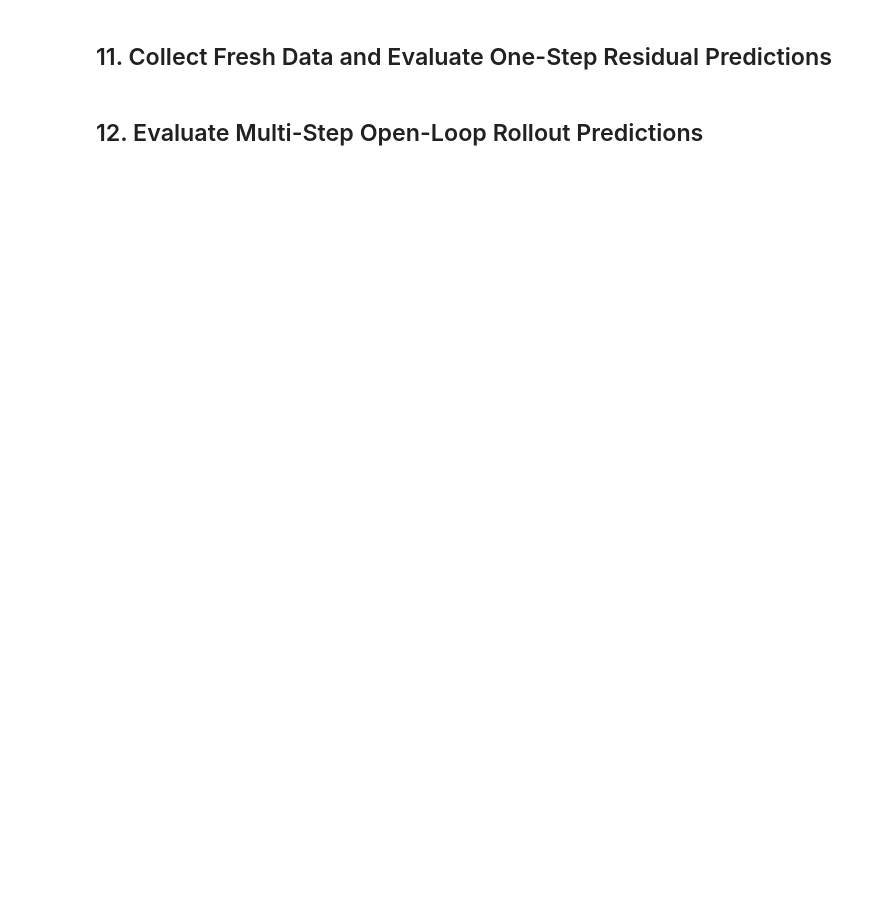
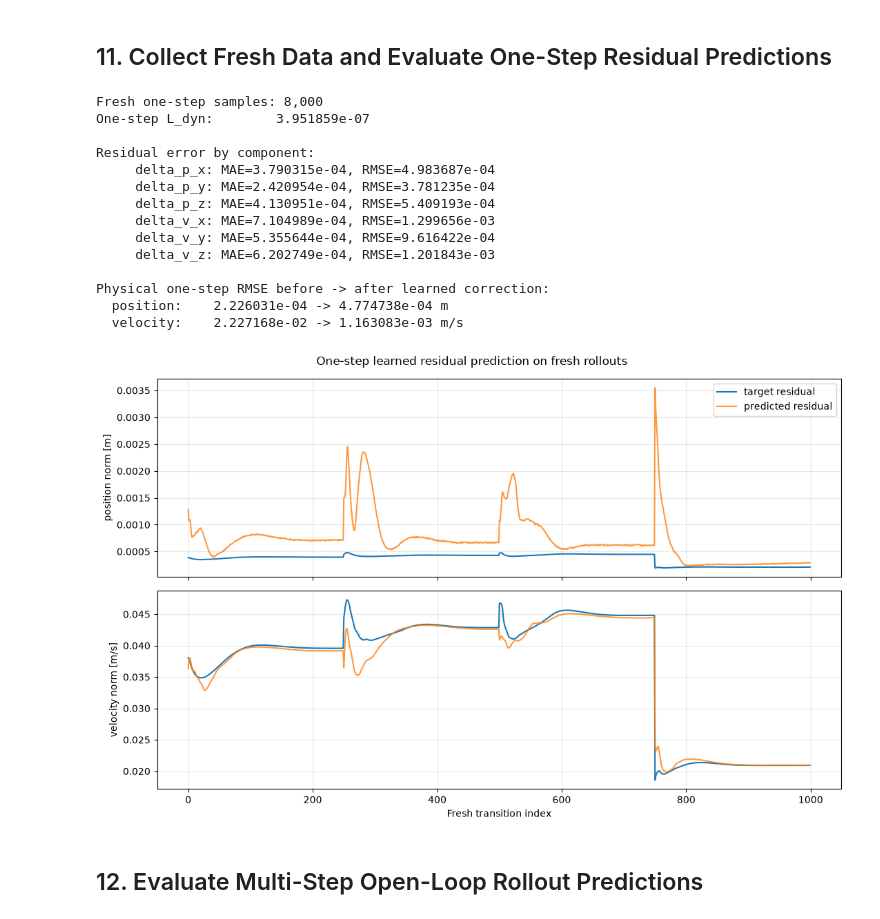
Before and after one commit to dimitriasilveria/variational_neural_dynamics, a Jupyter notebook: examples/state_hovering/train_residual_dyn_encoder.ipynb, the cells around one changed output. Saved outputs shown, nothing was run; the diff lists cells and outputs as text; code cells hidden in the pictures; blank space fills up the shorter version.

```diff
--- a/examples/state_hovering/train_residual_dyn_encoder.ipynb
+++ b/examples/state_hovering/train_residual_dyn_encoder.ipynb
@@ -714,10 +742,6 @@ corrected_positions = (
 corrected_velocities = (
     one_step_prior_next_states.v + one_step_predictions[:, 3:6]
 )
-corrected_rotations = (
-    one_step_prior_next_states.R
-    @ Rotation.from_rotvec(one_step_predictions[:, 6:9]).as_matrix()
-)
 nominal_position_rmse = jnp.sqrt(jnp.mean(jnp.square(
     one_step_prior_next_states.p - one_step_observed_next_states.p
 )))
@@ -730,17 +754,6 @@ nominal_velocity_rmse = jnp.sqrt(jnp.mean(jnp.square(
 corrected_velocity_rmse = jnp.sqrt(jnp.mean(jnp.square(
     corrected_velocities - one_step_observed_next_states.v
 )))
-corrected_orientation_error = Rotation.from_matrix(
-    jnp.swapaxes(corrected_rotations, -1, -2)
-    @ one_step_observed_next_states.R
-).as_rotvec()
-nominal_orientation_rmse = jnp.sqrt(jnp.mean(jnp.square(
-    one_step_targets[:, 6:9]
-)))
-corrected_orientation_rmse = jnp.sqrt(jnp.mean(jnp.square(
-    corrected_orientation_error
-)))
-
 print(f"Fresh one-step samples: {one_step_inputs.shape[0]:,}")
 print(f"One-step L_dyn:        {one_step_huber:.6e}")
 print("\nResidual error by component:")
@@ -755,42 +768,53 @@ print(
     f"  velocity:    {nominal_velocity_rmse:.6e} -> "
     f"{corrected_velocity_rmse:.6e} m/s"
 )
-print(
-    f"  orientation: {nominal_orientation_rmse:.6e} -> "
-    f"{corrected_orientation_rmse:.6e} rad"
-)
-
 num_plot_samples = min(1000, one_step_inputs.shape[0])
 plot_indices = jnp.arange(num_plot_samples)
-fig, axes = plt.subplots(3, 1, figsize=(11, 9), sharex=True)
-head_slices = [slice(0, 3), slice(3, 6), slice(6, 9)]
-head_labels = ["position", "velocity", "orientation"]
-head_units = ["m", "m/s", "rad"]
+fig, axes = plt.subplots(2, 1, figsize=(11, 7), sharex=True)
+head_slices = [slice(0, 3), slice(3, 6)]
+head_labels = ["position", "velocity"]
+head_units = ["m", "m/s"]
 for ax, head_slice, head_label, head_unit in zip(
     axes, head_slices, head_labels, head_units
 ):
     ax.plot(
         plot_indices,
         jnp.linalg.norm(
             one_step_targets[:num_plot_samples, head_slice], axis=-1
         ),
         label="target residual",
     )
     ax.plot(
         plot_indices,
         jnp.linalg.norm(
             one_step_predictions[:num_plot_samples, head_slice], axis=-1
         ),
         label="predicted residual",
         alpha=0.8,
     )
     ax.set_ylabel(f"{head_label} norm [{head_unit}]")
     ax.grid(True, alpha=0.3)
 axes[0].legend()
 axes[-1].set_xlabel("Fresh transition index")
 fig.suptitle("One-step learned residual prediction on fresh rollouts")
 fig.tight_layout()
 plt.show()
+# %% [output]
+Fresh one-step samples: 8,000
+One-step L_dyn:        3.951859e-07
+
+Residual error by component:
+     delta_p_x: MAE=3.790315e-04, RMSE=4.983687e-04
+     delta_p_y: MAE=2.420954e-04, RMSE=3.781235e-04
+     delta_p_z: MAE=4.130951e-04, RMSE=5.409193e-04
+     delta_v_x: MAE=7.104989e-04, RMSE=1.299656e-03
+     delta_v_y: MAE=5.355644e-04, RMSE=9.616422e-04
+     delta_v_z: MAE=6.202749e-04, RMSE=1.201843e-03
+
+Physical one-step RMSE before -> after learned correction:
+  position:    2.226031e-04 -> 4.774738e-04 m
+  velocity:    2.227168e-02 -> 1.163083e-03 m/s
+[figure, added]
 # %% [markdown]
 ## 12. Evaluate Multi-Step Open-Loop Rollout Predictions
 # %%
```
Also changed, not shown: parts of 14 cells of this notebook.
